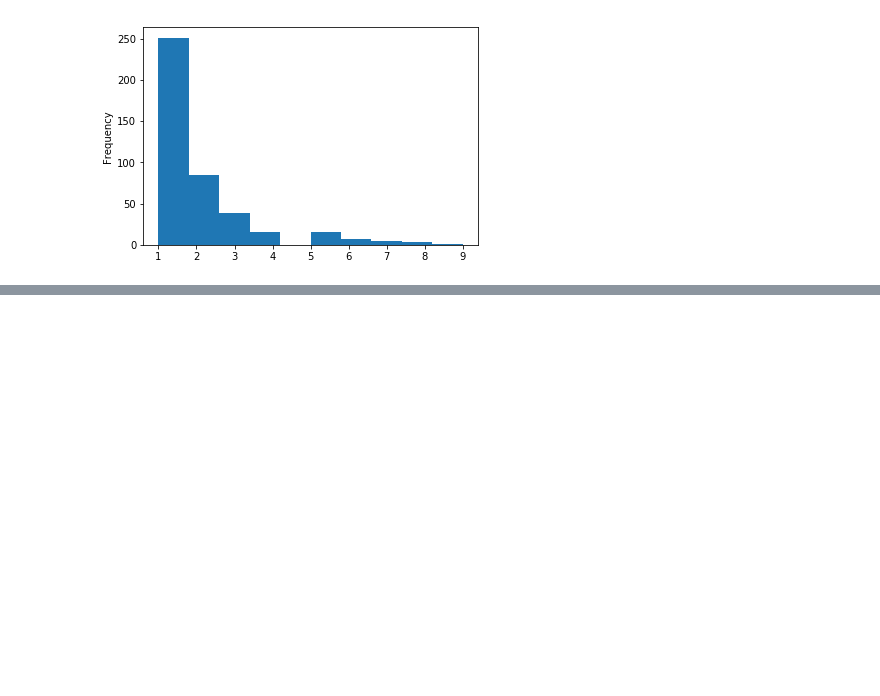
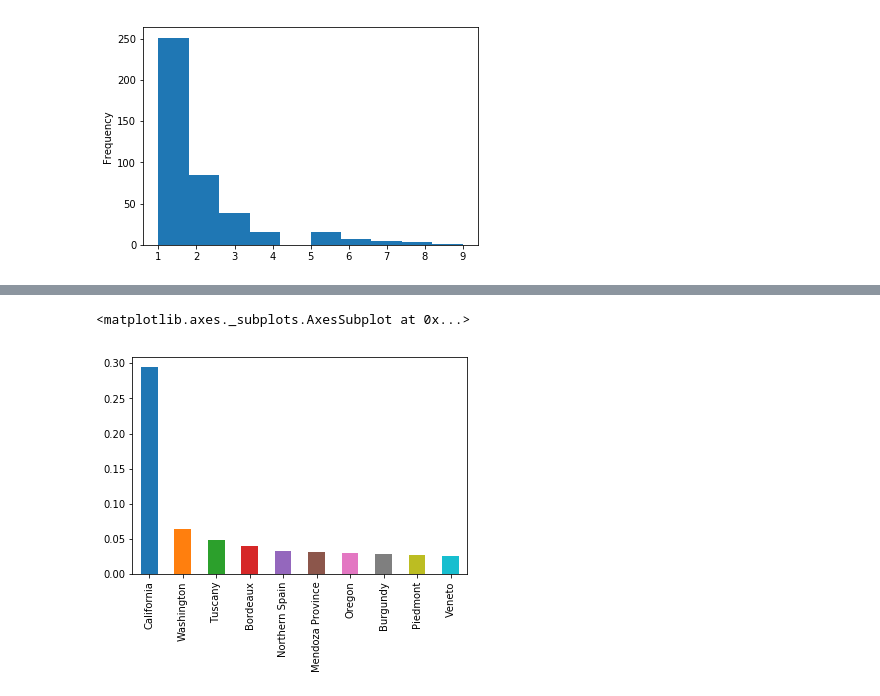
Before and after one commit to markshibu/kaggle_practice, a Jupyter notebook: Data Visualization/Univariate.ipynb, the cells around one changed output, grey strips where cells are left out. Saved outputs shown, nothing was run; the diff lists cells and outputs as text; code cells hidden in the pictures; blank space fills up the shorter version.

```diff
--- a/Data Visualization/Pokemon - Univariate.ipynb
+++ b/Data Visualization/Univariate.ipynb
@@ -56,0 +77,5 @@ pokemon['weight_kg'].value_counts().sort_index().plot.hist()
+# %%
+(reviews['province'].value_counts()/ len(reviews)).head(10).plot.bar()
+# %% [output]
+<matplotlib.axes._subplots.AxesSubplot at 0x...>
+[figure, added]
```
Also changed, not shown: parts of 10 cells of this notebook, 3 other files.
